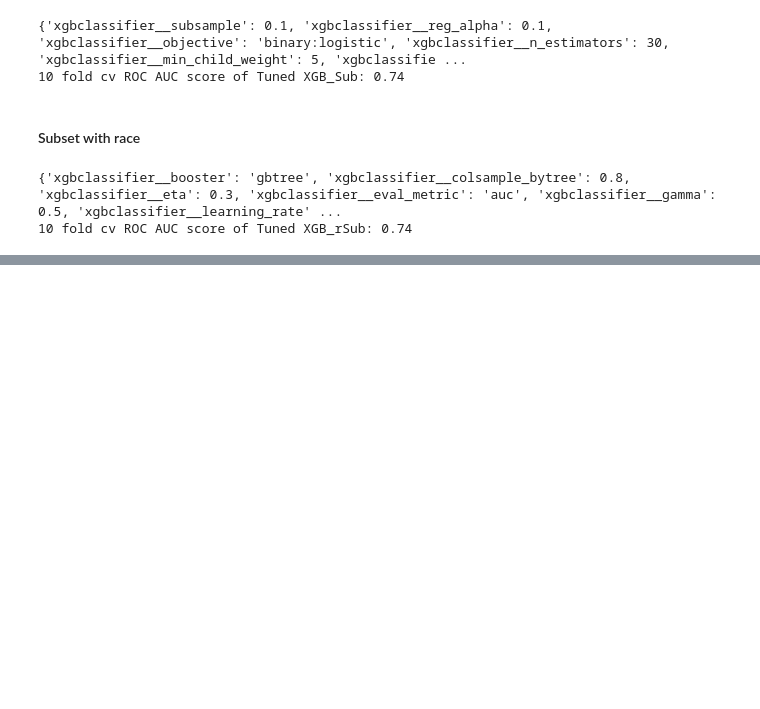
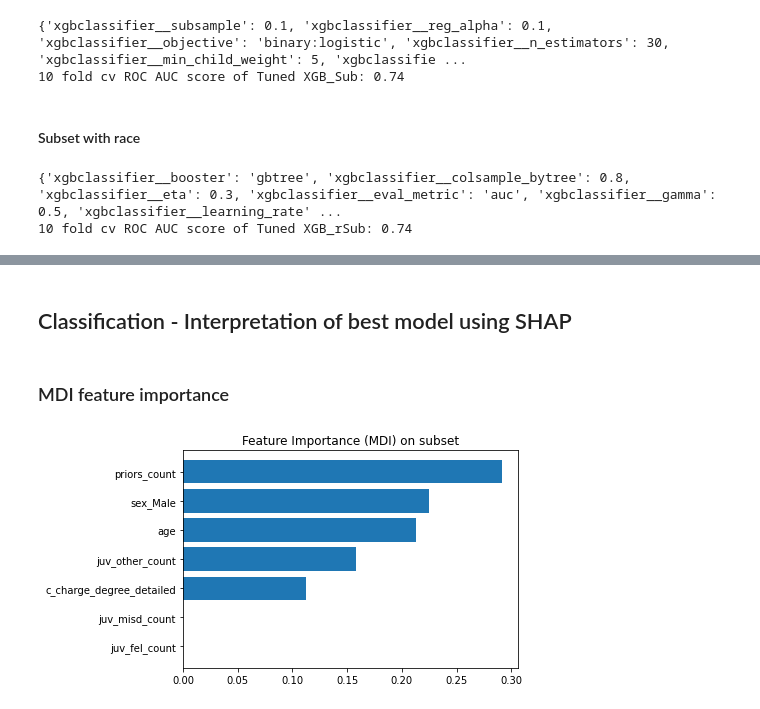
Before and after one commit to Heity94/Compas-recidivism-analysis, a Jupyter notebook: notebooks/Philipp/Final_presentation.ipynb, the cells around one changed output, grey strips where cells are left out. Saved outputs shown, nothing was run; the diff lists cells and outputs as text; code cells hidden in the pictures; blank space fills up the shorter version.

```diff
--- a/notebooks/Philipp/Final_presentation.ipynb
+++ b/notebooks/Philipp/Final_presentation.ipynb
@@ -1761,0 +1763,2 @@ for name, model in dict_best.items():
+# %% [markdown]
+## Classification - Interpretation of best model using SHAP
@@ -1761,0 +1781,12 @@ for name, model in dict_best.items():
+# %% [markdown]
+### MDI feature importance
+# %%
+#Check feature importance of best model
+feature_importance_s = grid_XGB_s.best_estimator_.named_steps["xgbclassifier"].feature_importances_
+sorted_idx = np.argsort(feature_importance_s)
+pos = np.arange(sorted_idx.shape[0]) + 0.5
+plt.barh(pos, feature_importance_s[sorted_idx], align="center")
+plt.yticks(pos, np.array(X_train_sub_trans.columns)[sorted_idx])
+plt.title("Feature Importance (MDI) on subset");
+# %% [output]
+[figure, added]
```
Also changed, not shown: parts of 124 cells of this notebook, 1 other file.
